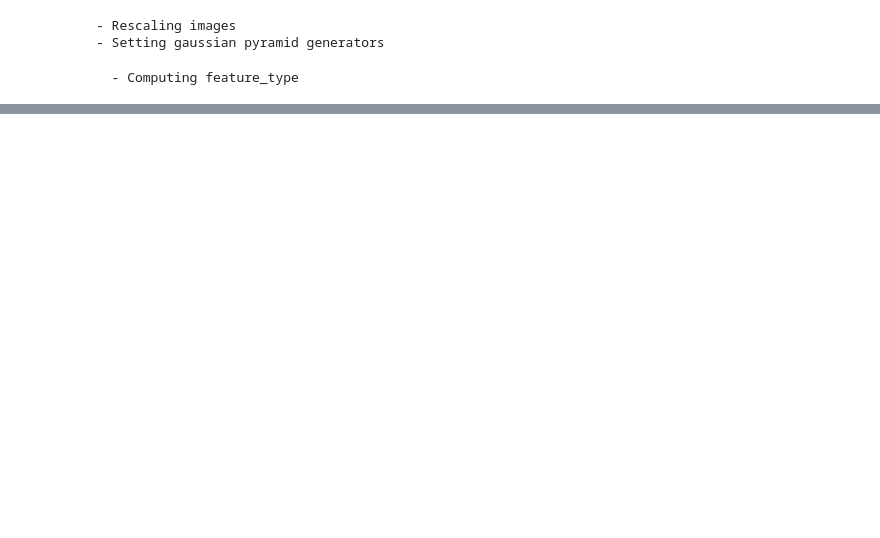
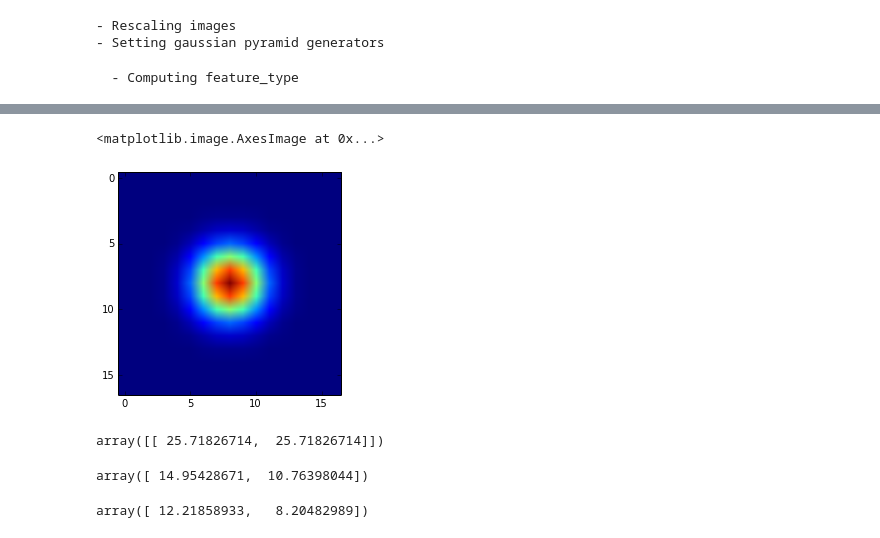
Before and after one commit to jalabort/scrap2, a Jupyter notebook: notebooks/pybug.clm/pybug.clm - CLMs Training.ipynb, the cells around one changed output, grey strips where cells are left out. Drawn from its saved outputs; the diff is of its cells as text; code cells hidden in the pictures; blank space fills up the shorter version.

```diff
--- a/notebooks/pybug.clm/pybug.clm - CLMs Training.ipynb
+++ b/notebooks/pybug.clm/pybug.clm - CLMs Training.ipynb
@@ -167,8 +184,8 @@ test_images[0].landmarks['PTS'].view(channels=0)
 # %%
 index = 1
 s = test_shapes[0]
-ind = np.hstack((np.arange(-8, 9)))
-patch = np.asanyarray(np.meshgrid(ind, ind))
+ind = np.arange(-8, 9)
+patch = np.mgrid[-8:9, -8:9]
 selectors = patch + np.round(s.points[0,:][..., None, None]).astype(int)
 
 x = selectors[0,:,:].ravel()
@@ -180,7 +197,7 @@ y[y > max_y] = max_y
 x[x < 0] = 0
 y[y < 0] = 0
 
-res_patch = classifiers[1].decision_function(np.reshape(test_images[index].pixels, (-1, 36)))
+res_patch = classifiers[0].predict_proba(np.reshape(test_images[index].pixels, (-1, 36)))[:,1]
 # %%
 import matplotlib.pyplot as plt
 import matplotlib.cm as cm
@@ -189,0 +212,23 @@ plt.imshow(np.reshape(res_patch, test_images[index].shape))
+# %%
+from scipy.stats import multivariate_normal
+
+sampling_grid = patch
+
+n_dim = 2
+
+mean = np.zeros(n_dim)
+sigma = 3
+cov = sigma * np.eye(n_dim)
+mvn = multivariate_normal(mean=mean, cov=3)
+
+#x = sampling_grid[0, :, :].ravel()
+#y = sampling_grid[1, :, :].ravel()
+#xy = np.vstack((x, y))
+#kernel_grid = np.reshape(mvn.pdf(xy.T), (17, 17))
+
+kernel_grid = mvn.pdf(sampling_grid.swapaxes(0,2).swapaxes(0,1));
+# %%
+plt.imshow(kernel_grid)
+# %% [output]
+<matplotlib.image.AxesImage at 0x...>
+[figure, added]
@@ -189,0 +251,12 @@ plt.imshow(np.reshape(res_patch, test_images[index].shape))
+# %%
+mean_shift_target[0]
+# %% [output]
+array([[ 25.71826714,  25.71826714]])
+# %%
+point
+# %% [output]
+array([ 14.95428671,  10.76398044])
+# %%
+s.points[0,:]
+# %% [output]
+array([ 12.21858933,   8.20482989])
```
Also changed, not shown: parts of 15 cells of this notebook, 2 other files.
